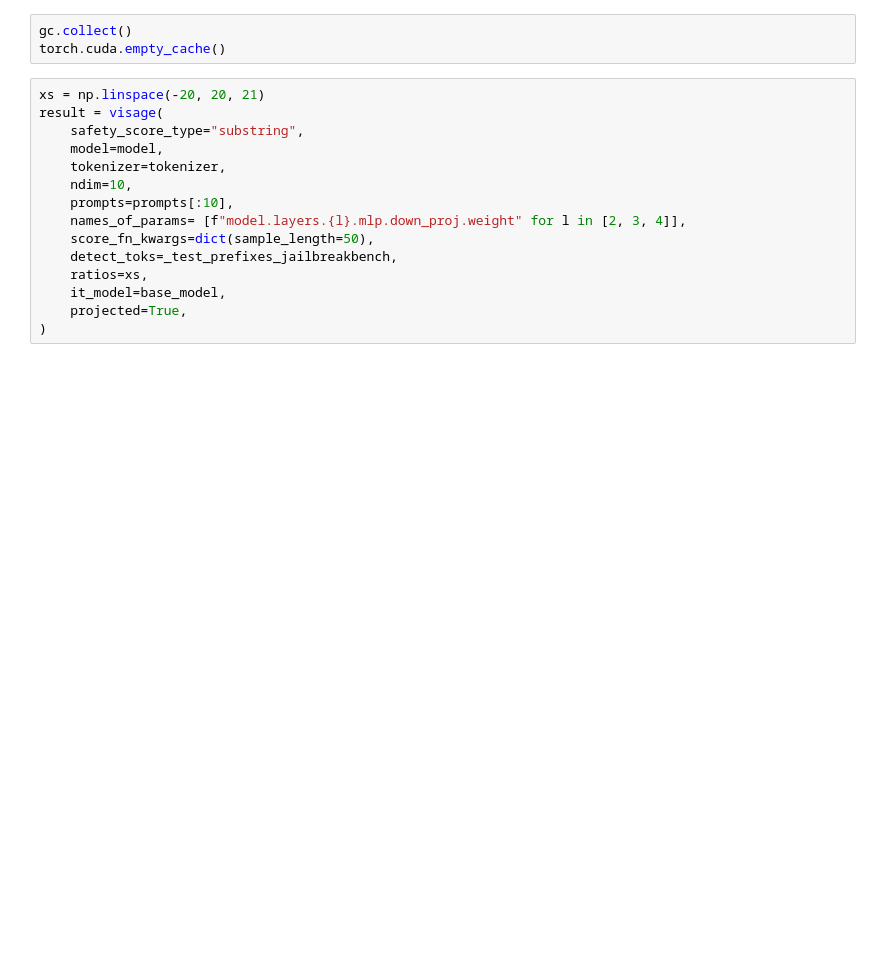
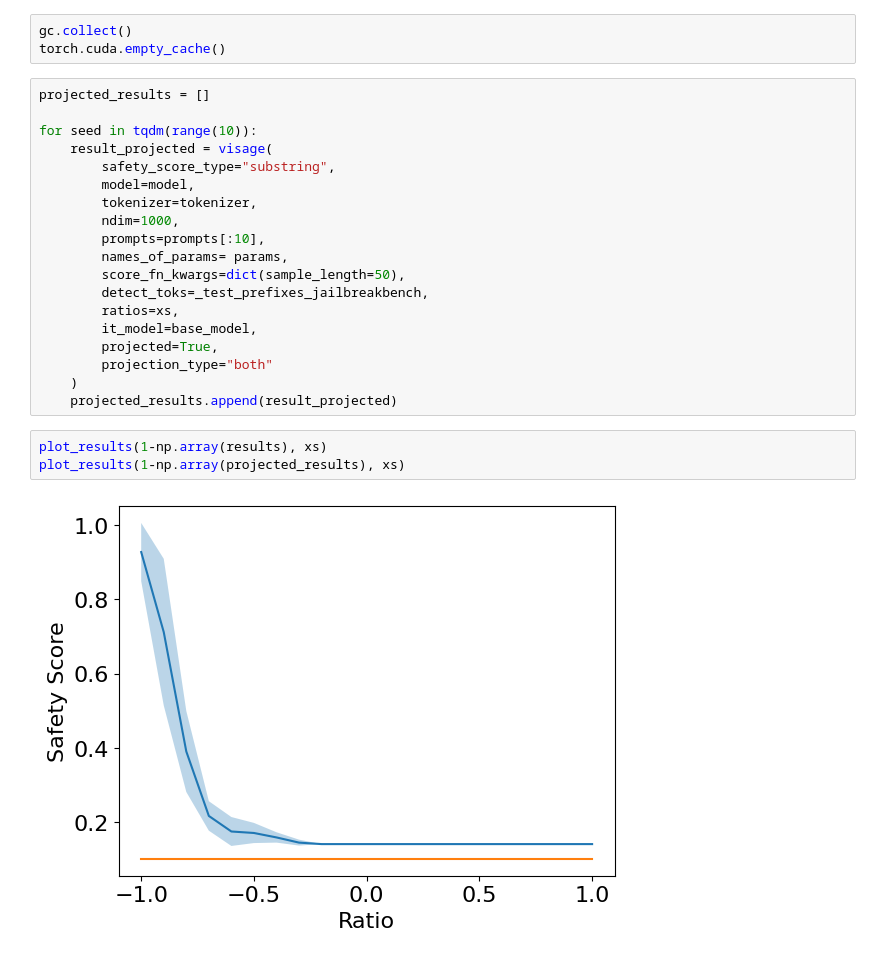
Before and after one commit to cybershiptrooper/projected-gradients, a Jupyter notebook: measure_basins.ipynb, the cells around one changed output. Drawn from its saved outputs; the diff is of its cells as text; blank space fills up the shorter version.

```diff
--- a/measure_basins.ipynb
+++ b/measure_basins.ipynb
@@ -78,17 +129,26 @@ base_model.device
 gc.collect()
 torch.cuda.empty_cache()
 # %%
-xs = np.linspace(-20, 20, 21)
-result = visage(
-    safety_score_type="substring",
-    model=model,
-    tokenizer=tokenizer,
-    ndim=10,
-    prompts=prompts[:10],
-    names_of_params= [f"model.layers.{l}.mlp.down_proj.weight" for l in [2, 3, 4]],
-    score_fn_kwargs=dict(sample_length=50),
-    detect_toks=_test_prefixes_jailbreakbench,
-    ratios=xs,
-    it_model=base_model,
-    projected=True,
-)
+projected_results = []
+
+for seed in tqdm(range(10)):
+    result_projected = visage(
+        safety_score_type="substring",
+        model=model,
+        tokenizer=tokenizer,
+        ndim=1000,
+        prompts=prompts[:10],
+        names_of_params= params,
+        score_fn_kwargs=dict(sample_length=50),
+        detect_toks=_test_prefixes_jailbreakbench,
+        ratios=xs,
+        it_model=base_model,
+        projected=True,
+        projection_type="both"
+    )
+    projected_results.append(result_projected)
+# %%
+plot_results(1-np.array(results), xs)
+plot_results(1-np.array(projected_results), xs)
+# %% [output]
+[figure, added]
```
Also changed, not shown: parts of 11 cells of this notebook, 29 other files.
